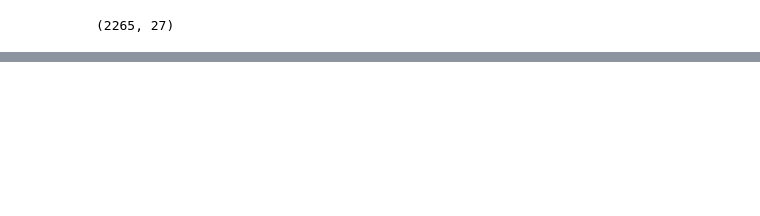
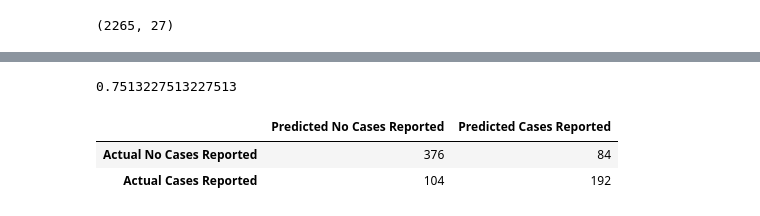
Before and after one commit to Tsoggy/Lyme_Disease, a Jupyter notebook: Lyme_ML_model.ipynb, the cells around one changed output, grey strips where cells are left out. Saved outputs shown, nothing was run; the diff lists cells and outputs as text; code cells hidden in the pictures; blank space fills up the shorter version.

```diff
--- a/Lyme_ML_model.ipynb
+++ b/Lyme_ML_model.ipynb
@@ -167,0 +287,7 @@ X_train.shape
+# %%
+# Resample the data using the ClusterCentroids resampler
+# Warning: This is a large dataset, and this step may take some time to complete
+from imblearn.under_sampling import RandomUnderSampler
+rus = RandomUnderSampler(random_state=1)
+X_resampled, y_resampled = rus.fit_resample(X_train, y_train)
+Counter(y_resampled)
@@ -167,0 +296,5 @@ X_train.shape
+# %%
+# Train the Logistic Regression model using the resampled data
+classifier = LogisticRegression(random_state=1)
+classifier.fit(X_resampled, y_resampled)
+y_pred = classifier.predict(X_test)
@@ -167,0 +309,17 @@ X_train.shape
+# %%
+# Calculated the balanced accuracy score
+print(accuracy_score(y_test, y_pred))
+# %% [output]
+0.7513227513227513
+# %%
+# Display the confusion matrix
+from sklearn.metrics import confusion_matrix, classification_report
+
+matrix = confusion_matrix(y_test, y_pred)
+cm_df = pd.DataFrame(
+    matrix, index=["Actual No Cases Reported", "Actual Cases Reported"], columns=["Predicted No Cases Reported", "Predicted Cases Reported"])
+cm_df
+# %% [output]
+|  | Predicted No Cases Reported | Predicted Cases Reported |
+| Actual No Cases Reported | 376 | 84 |
+| Actual Cases Reported | 104 | 192 |
```
Also changed, not shown: parts of 30 cells of this notebook, 1 other file.
